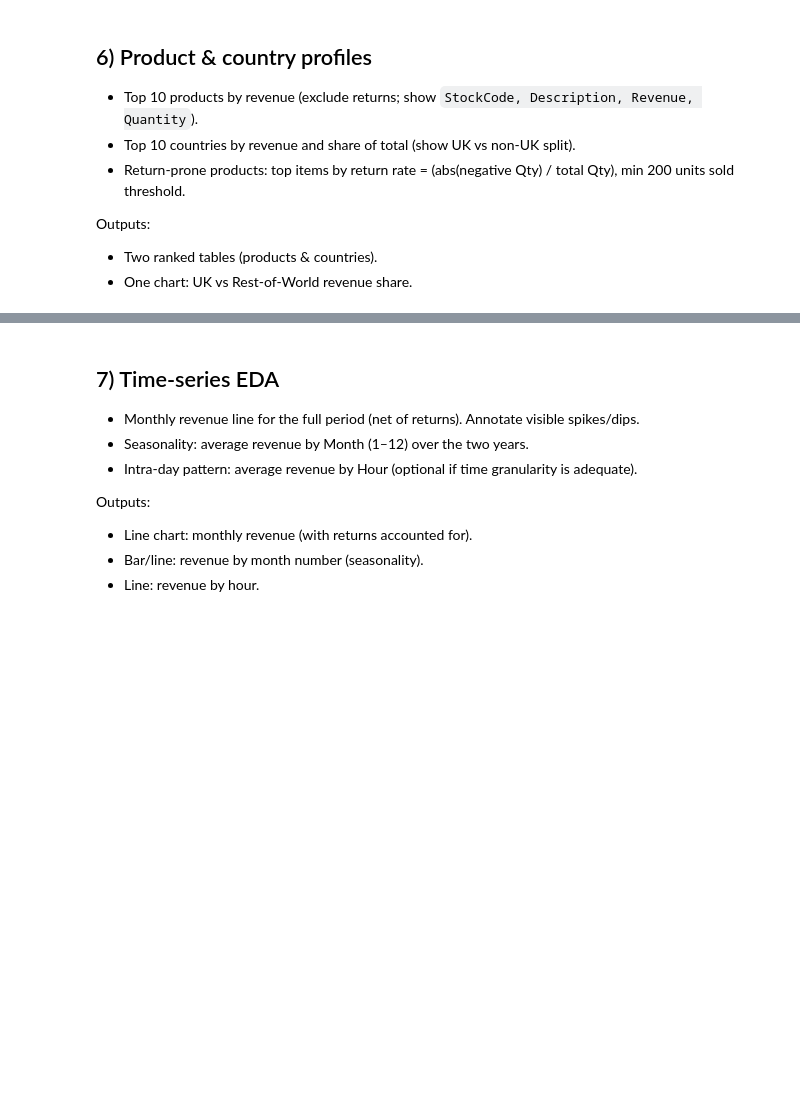
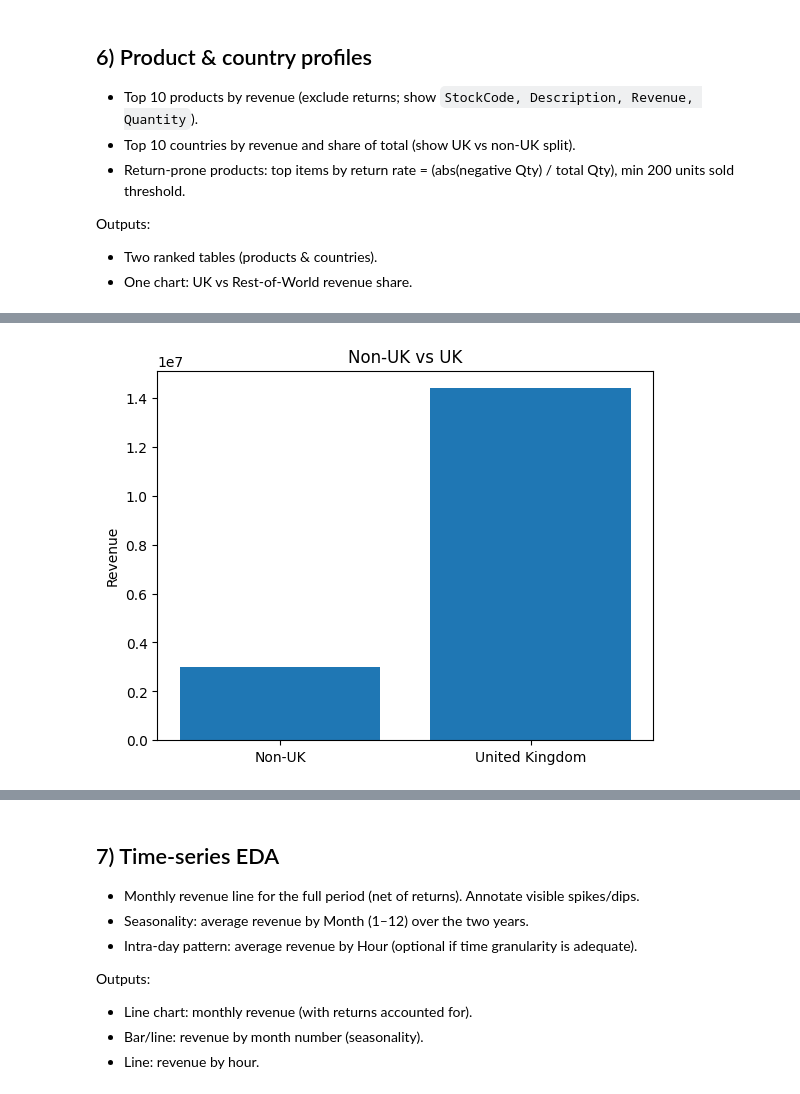
Before and after one commit to jjelleazarr/retail_eda_pair_Braga_Elleazar_Mateo_Suacito, a Jupyter notebook: notebooks/Retail-EDA.ipynb, the cells around one changed output, grey strips where cells are left out. Drawn from its saved outputs; the diff is of its cells as text; code cells hidden in the pictures; blank space fills up the shorter version.

```diff
--- a/notebooks/Retail-EDA.ipynb
+++ b/notebooks/Retail-EDA.ipynb
@@ -149,3 +150,16 @@ Checks:
 - Value counts for ``Hour`` and ``DayOfWeek`` to see busy times.
 # %%
 # Insert code for time features here
+
+# Year, Quarter, Month, DayOfWeek, Hour columns
+data['Year'] = data['InvoiceDate'].dt.year
+data['Quarter'] = data['InvoiceDate'].dt.quarter
+data['Month'] = data['InvoiceDate'].dt.month
+data['Day'] = data['InvoiceDate'].dt.day
+data['Hour'] = data['InvoiceDate'].dt.hour
+
+# InvoiceDateFloorMonth (month start) for monthly rollups
+data['InvoiceDateFloorMonth'] = data['InvoiceDate'].dt.to_period('M')
+
+# check data
+data.head()
@@ -173,0 +362,14 @@ Outputs:
+# %%
+comparison = (
+    data.loc[~data['Is_Return']]
+    .assign(Group=lambda x: x['Country'].where(x['Country'] == 'United Kingdom', 'Non-UK'))
+    .groupby('Group', as_index=False)['Revenue']
+    .sum()
+)
+
+plt.bar(comparison['Group'], comparison['Revenue'])
+plt.title("Non-UK vs UK")
+plt.ylabel("Revenue")
+plt.show()
+# %% [output]
+[figure, added]
```
Also changed, not shown: parts of 16 cells of this notebook.
